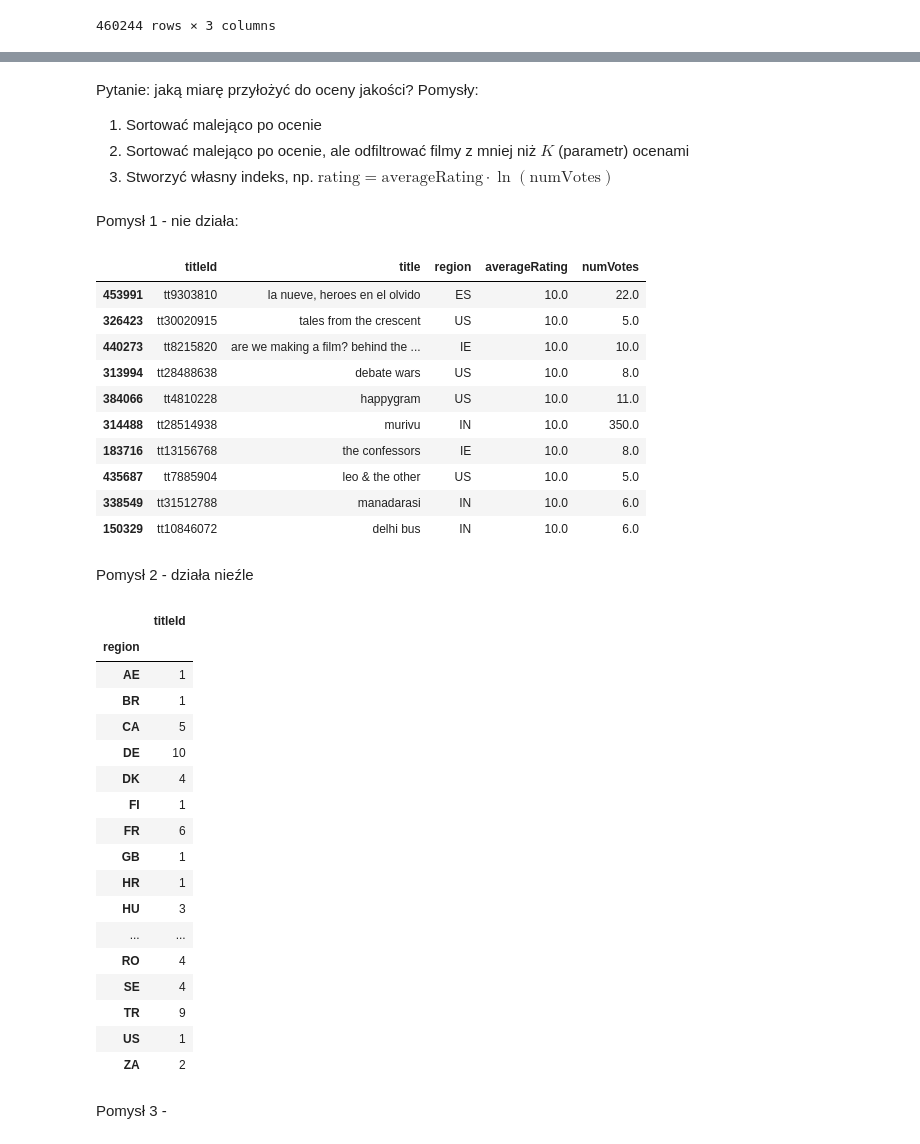
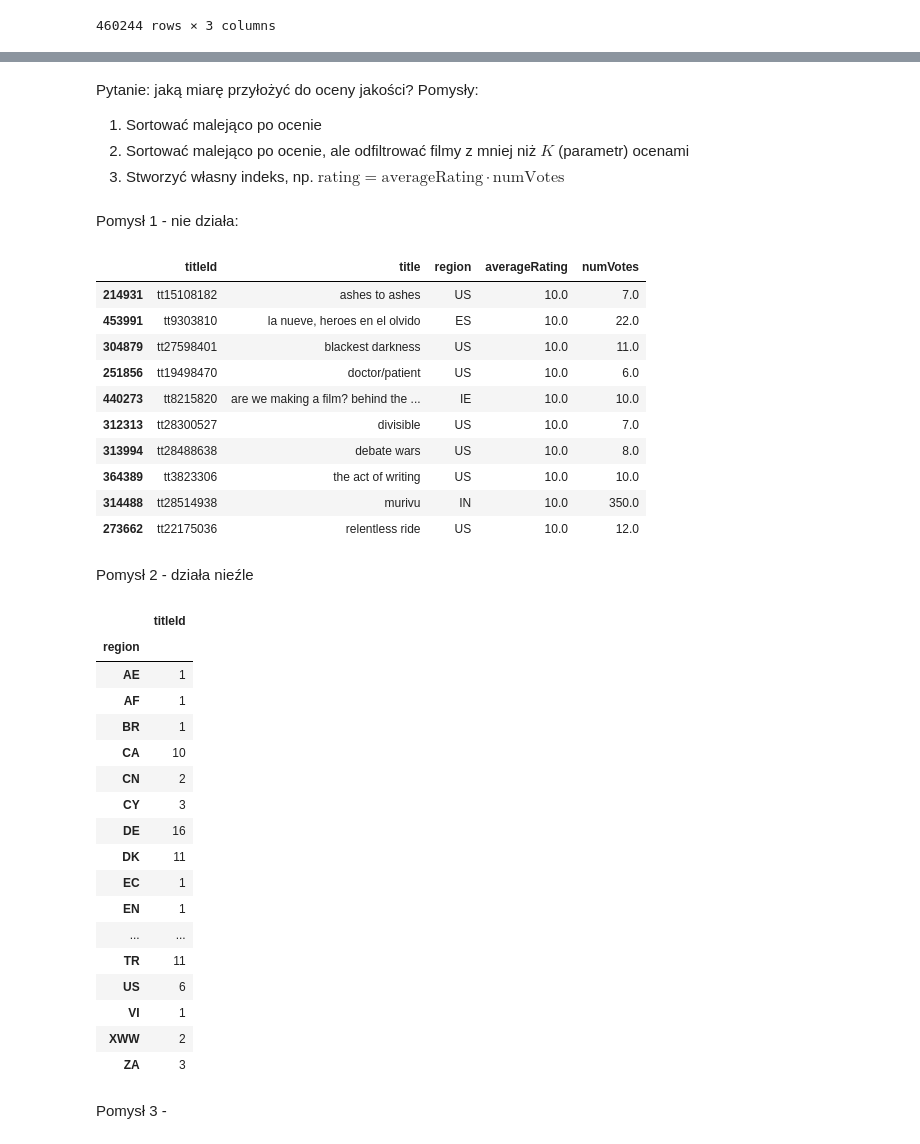
Before and after one commit to jakubweglowski/NPD-final-project, a Jupyter notebook: first_look.ipynb, the cells around one changed output, grey strips where cells are left out. Saved outputs shown, nothing was run; the diff lists cells and outputs as text; code cells hidden in the pictures.

```diff
--- a/first_look.ipynb
+++ b/first_look.ipynb
@@ -284,5 +284,14 @@ df_analysis = df_analysis.dropna()
 # %%
+# usuwamy dziwne filmy z Ekwadoru
 df_EC = df_analysis.loc[df_analysis["region"] == 'EC'].copy()
 df_EC.loc[:, "detected"] = df_EC["title"].apply(mydetect)
-falseEC = df_EC.loc[df_EC["detected"] != 'ES']["titleId"]
-df_analysis = df_analysis.loc[~df_analysis["titleId"].isin(list(falseEC))]
+
+def myfunc_EC(x):
+    if x[5] != 'ES':
+        x[2] = x[5]
+    return x
+
+false_EC = df_EC.loc[df_EC["detected"] != 'ES']["titleId"]
+df_EC = df_EC.apply(myfunc_EC, axis=1).drop(columns=["detected"])
+
+df_analysis.loc[df_EC.index] = df_EC
@@ -289,57 +312,67 @@ df_analysis = df_analysis.loc[~df_analysis["titleId"].isin(list(falseEC))]
 # %%
+# usuwamy dziwne filmy z Turcji
 df_TR = df_analysis.loc[df_analysis["region"] == 'TR'].copy()
 df_TR.loc[:, "detected"] = df_TR["title"].apply(mydetect)
-falseTR = df_TR.loc[df_TR["detected"] != 'TR']["titleId"]
-df_analysis = df_analysis.loc[~df_analysis["titleId"].isin(list(falseTR))]
+df_TR = df_TR.dropna()
+
+def myfunc_TR(x):
+    if x[5] != 'TR':
+        x[2] = x[5]
+    return x
+
+false_TR = df_TR.loc[df_TR["detected"] != 'TR']["titleId"]
+df_TR = df_TR.apply(myfunc_TR, axis=1).drop(columns=["detected"])
+
+df_analysis.loc[df_TR.index] = df_TR
 # %% [markdown]
 Pytanie: jaką miarę przyłożyć do oceny jakości?
 Pomysły:
 1. Sortować malejąco po ocenie
 2. Sortować malejąco po ocenie, ale odfiltrować filmy z mniej niż $K$ (parametr) ocenami
-3. Stworzyć własny indeks, np. $\text{rating} = \text{averageRating}\cdot\ln{(\text{numVotes})}$
+3. Stworzyć własny indeks, np. $\text{rating} = \text{averageRating}\cdot \text{numVotes}$
 # %% [markdown]
 Pomysł 1 - nie działa:
 # %%
 df_analysis.sort_values(by="averageRating", ascending=False).head(10)
 # %% [output]
 |  | titleId | title | region | averageRating | numVotes |
+| 214931 | tt15108182 | ashes to ashes | US | 10.0 | 7.0 |
 | 453991 | tt9303810 | la nueve, heroes en el olvido | ES | 10.0 | 22.0 |
-| 326423 | tt30020915 | tales from the crescent | US | 10.0 | 5.0 |
+| 304879 | tt27598401 | blackest darkness | US | 10.0 | 11.0 |
+| 251856 | tt19498470 | doctor/patient | US | 10.0 | 6.0 |
 | 440273 | tt8215820 | are we making a film? behind the ... | IE | 10.0 | 10.0 |
+| 312313 | tt28300527 | divisible | US | 10.0 | 7.0 |
 | 313994 | tt28488638 | debate wars | US | 10.0 | 8.0 |
-| 384066 | tt4810228 | happygram | US | 10.0 | 11.0 |
+| 364389 | tt3823306 | the act of writing | US | 10.0 | 10.0 |
 | 314488 | tt28514938 | murivu | IN | 10.0 | 350.0 |
-| 183716 | tt13156768 | the confessors | IE | 10.0 | 8.0 |
-| 435687 | tt7885904 | leo & the other | US | 10.0 | 5.0 |
-| 338549 | tt31512788 | manadarasi | IN | 10.0 | 6.0 |
-| 150329 | tt10846072 | delhi bus | IN | 10.0 | 6.0 |
+| 273662 | tt22175036 | relentless ride | US | 10.0 | 12.0 |
 # %% [markdown]
 Pomysł 2 - działa nieźle
 # %%
 K = 10000
-N = 100
+N = 1000
 df_analysis.loc[df_analysis["numVotes"] > K].sort_values(
     by="averageRating", ascending=False
 ).head(N).loc[:, ["titleId", "region"]].groupby(by="region").count()
 # %% [output]
 |  | titleId |
 | region |  |
 | AE | 1 |
+| AF | 1 |
 | BR | 1 |
-| CA | 5 |
-| DE | 10 |
-| DK | 4 |
-| FI | 1 |
-| FR | 6 |
-| GB | 1 |
-| HR | 1 |
-| HU | 3 |
+| CA | 10 |
+| CN | 2 |
+| CY | 3 |
+| DE | 16 |
+| DK | 11 |
+| EC | 1 |
+| EN | 1 |
 | ... | ... |
-| RO | 4 |
-| SE | 4 |
-| TR | 9 |
-| US | 1 |
-| ZA | 2 |
+| TR | 11 |
+| US | 6 |
+| VI | 1 |
+| XWW | 2 |
+| ZA | 3 |
 # %% [markdown]
 Pomysł 3 -
 # %%
```
Also changed, not shown: parts of 3 cells of this notebook.
